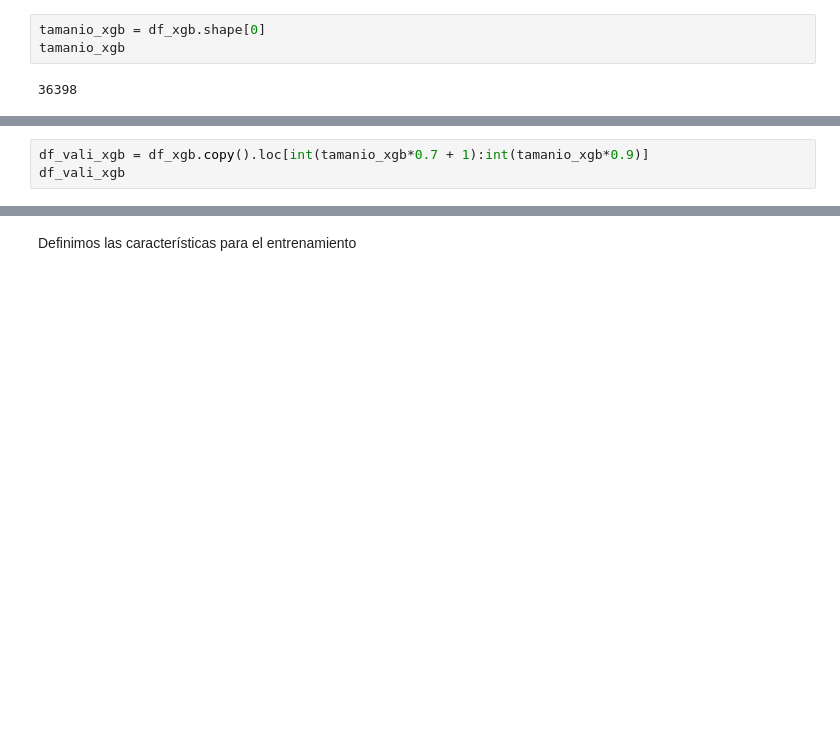
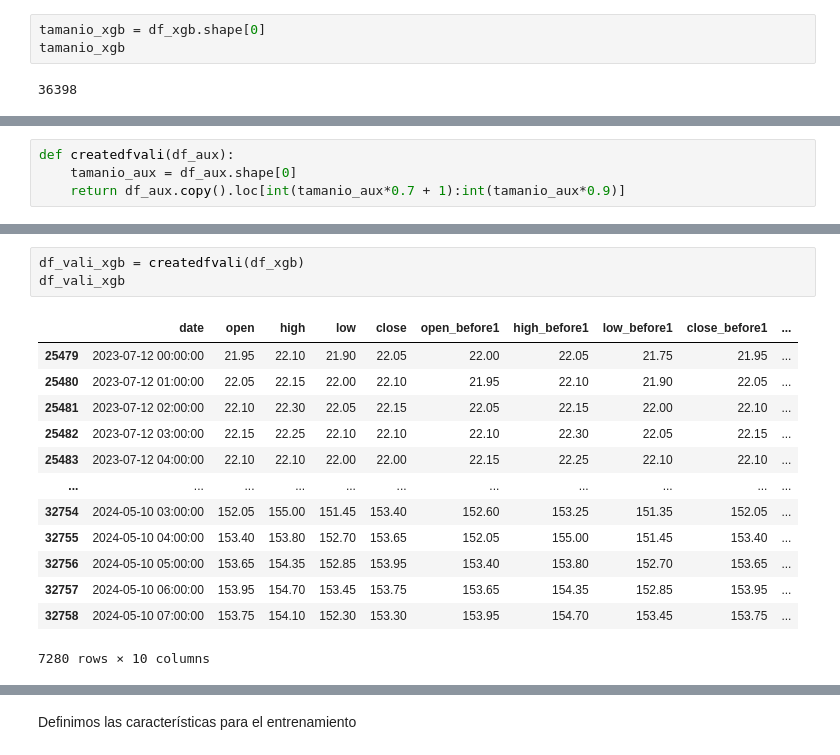
Before and after one commit to Raul-Gonzalez-M/TFG, a Jupyter notebook: codigo/MoreData/AlgoritmosSolanaHMoreData.ipynb, the cells around one changed output, grey strips where cells are left out. Drawn from its saved outputs; the diff is of its cells as text; blank space fills up the shorter version.

```diff
--- a/codigo/MoreData/AlgoritmosSolanaHMoreData.ipynb
+++ b/codigo/MoreData/AlgoritmosSolanaHMoreData.ipynb
@@ -323,3 +302,4 @@ df_train_xgb
 # %%
-df_vali_xgb = df_xgb.copy().loc[int(tamanio_xgb*0.7 + 1):int(tamanio_xgb*0.9)]
-df_vali_xgb
+def createdfvali(df_aux):
+    tamanio_aux = df_aux.shape[0]
+    return df_aux.copy().loc[int(tamanio_aux*0.7 + 1):int(tamanio_aux*0.9)]
@@ -356,0 +327,17 @@ df_test_xgb
+# %%
+df_vali_xgb = createdfvali(df_xgb)
+df_vali_xgb
+# %% [output]
+|  | date | open | high | low | close | open_before1 | high_before1 | low_before1 | close_before1 | ... |
+| 25479 | 2023-07-12 00:00:00 | 21.95 | 22.10 | 21.90 | 22.05 | 22.00 | 22.05 | 21.75 | 21.95 | ... |
+| 25480 | 2023-07-12 01:00:00 | 22.05 | 22.15 | 22.00 | 22.10 | 21.95 | 22.10 | 21.90 | 22.05 | ... |
+| 25481 | 2023-07-12 02:00:00 | 22.10 | 22.30 | 22.05 | 22.15 | 22.05 | 22.15 | 22.00 | 22.10 | ... |
+| 25482 | 2023-07-12 03:00:00 | 22.15 | 22.25 | 22.10 | 22.10 | 22.10 | 22.30 | 22.05 | 22.15 | ... |
+| 25483 | 2023-07-12 04:00:00 | 22.10 | 22.10 | 22.00 | 22.00 | 22.15 | 22.25 | 22.10 | 22.10 | ... |
+| ... | ... | ... | ... | ... | ... | ... | ... | ... | ... | ... |
+| 32754 | 2024-05-10 03:00:00 | 152.05 | 155.00 | 151.45 | 153.40 | 152.60 | 153.25 | 151.35 | 152.05 | ... |
+| 32755 | 2024-05-10 04:00:00 | 153.40 | 153.80 | 152.70 | 153.65 | 152.05 | 155.00 | 151.45 | 153.40 | ... |
+| 32756 | 2024-05-10 05:00:00 | 153.65 | 154.35 | 152.85 | 153.95 | 153.40 | 153.80 | 152.70 | 153.65 | ... |
+| 32757 | 2024-05-10 06:00:00 | 153.95 | 154.70 | 153.45 | 153.75 | 153.65 | 154.35 | 152.85 | 153.95 | ... |
+| 32758 | 2024-05-10 07:00:00 | 153.75 | 154.10 | 152.30 | 153.30 | 153.95 | 154.70 | 153.45 | 153.75 | ... |
+7280 rows × 10 columns
```
Also changed, not shown: parts of 10 cells of this notebook, 2 other files.
